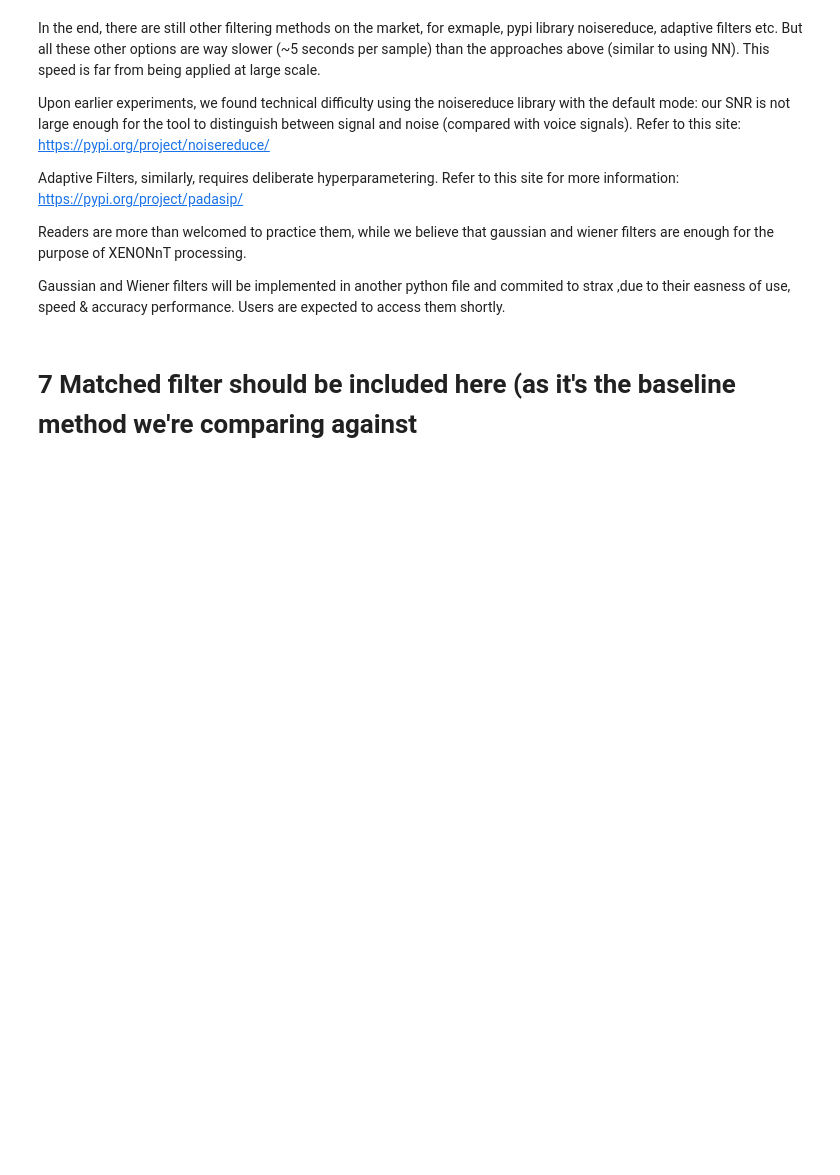
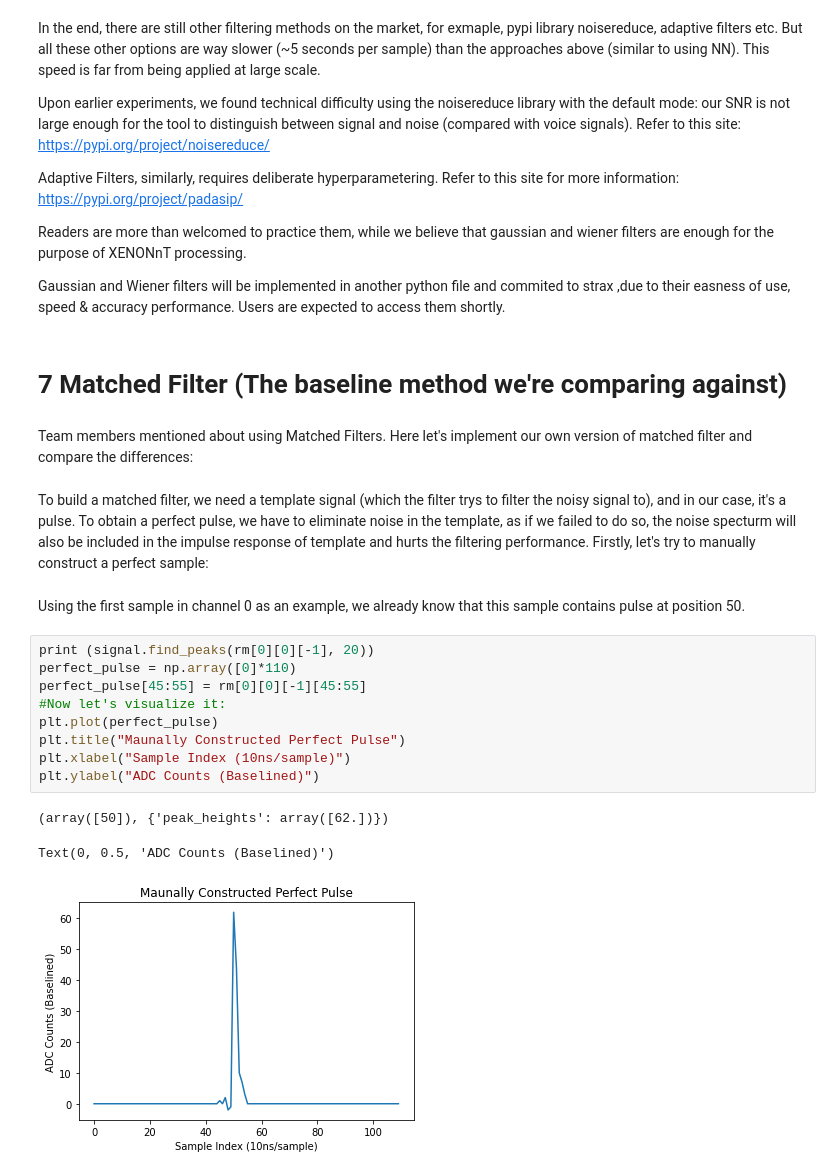
Before and after one commit to RiceAstroparticleLab/signal_processing, a Jupyter notebook: filtering.ipynb, the cells around one changed output. Saved outputs shown, nothing was run; the diff lists cells and outputs as text; blank space fills up the shorter version.

```diff
--- a/filtering.ipynb
+++ b/filtering.ipynb
@@ -426,4 +471,23 @@ Readers are more than welcomed to practice them, while we believe that gaussian
 
 Gaussian and Wiener filters will be implemented in another python file and commited to strax ,due to their easness of use, speed & accuracy performance.  Users are expected to access them shortly.
 # %% [markdown]
-# 7 **Matched filter should be included here (as it's the baseline method we're comparing against**
+# 7 **Matched Filter (The baseline method we're comparing against)**
+# %% [markdown]
+Team members mentioned about using Matched Filters. Here let's implement our own version of matched filter and compare the differences:
+# %% [markdown]
+To build a matched filter, we need a template signal (which the filter trys to filter the noisy signal to), and in our case, it's a pulse. To obtain a perfect pulse, we have to eliminate noise in the template, as if we failed to do so, the noise specturm will also be included in the impulse response of template and hurts the filtering performance. Firstly, let's try to manually construct a perfect sample:
+# %% [markdown]
+Using the first sample in channel 0 as an example, we already know that this sample contains pulse at position 50.
+# %%
+print (signal.find_peaks(rm[0][0][-1], 20))
+perfect_pulse = np.array([0]*110)
+perfect_pulse[45:55] = rm[0][0][-1][45:55]
+#Now let's visualize it:
+plt.plot(perfect_pulse)
+plt.title("Maunally Constructed Perfect Pulse")
+plt.xlabel("Sample Index (10ns/sample)")
+plt.ylabel("ADC Counts (Baselined)")
+# %% [output]
+(array([50]), {'peak_heights': array([62.])})
+Text(0, 0.5, 'ADC Counts (Baselined)')
+[figure, added]
```
Also changed, not shown: parts of 11 cells of this notebook.
